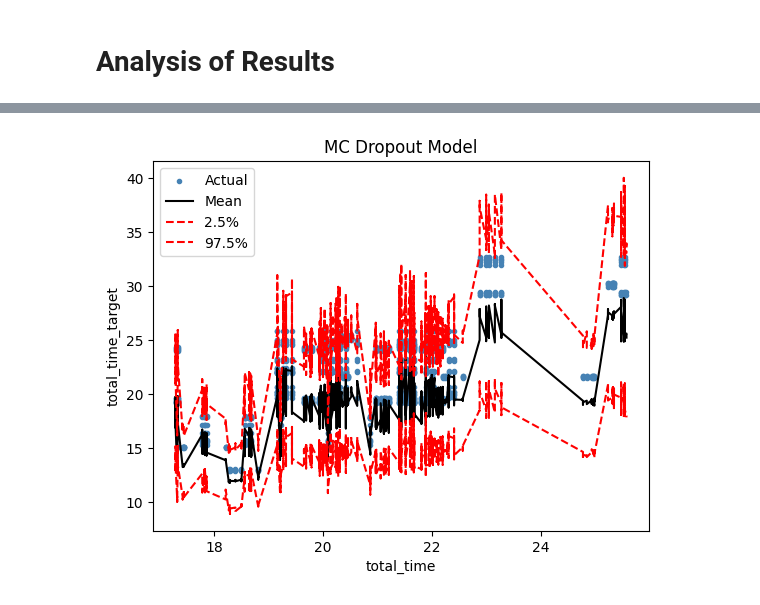
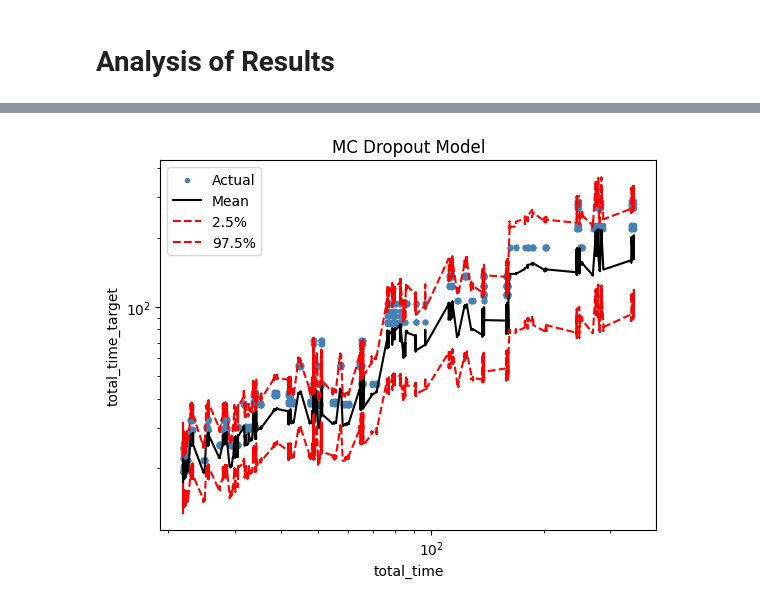
Before and after one commit to FrancoCabezasPoblete/resource-prediction-study, a Jupyter notebook: notebooks/modelMCDropout.ipynb, the cells around one changed output, grey strips where cells are left out. Cells and saved outputs as stored; diff of their text form; code cells hidden in the pictures.

```diff
--- a/notebooks/modelMCDropout.ipynb
+++ b/notebooks/modelMCDropout.ipynb
@@ -365,5 +367,5 @@ Max Prediction: 121.52186584472656 | Actual: 287.24993896484375 | Error: 165.728
 # %%
-runs = 250
+runs = 1000
 predictions = np.zeros((runs, y_scaled_full.shape[0], 1))
 for i in range(runs):
 	predictions[i] = np.expm1(inv_scaling(model.predict(X_test), y_scaler))
@@ -439,14 +472,16 @@ plt.show()
 # %%
-begin = 3*len(test_df_og)//5
-limit = 4*len(test_df_og)//5
+begin = 3*len(test_df_og)//4
+limit = 4*len(test_df_og)//4
 plt.scatter(test_df_og['total_time'].iloc[begin:limit], y_scaled_full[begin:limit], color="steelblue", alpha=1, marker=".")
 plt.plot(test_df_og['total_time'].iloc[begin:limit], np.mean(predictions[:,begin:limit], axis=0), color="black", linewidth=1.5)
 plt.plot(test_df_og['total_time'].iloc[begin:limit], np.quantile(predictions[:,begin:limit], 0.025, axis=0), color="red", linewidth=1.5, linestyle="--")
 plt.plot(test_df_og['total_time'].iloc[begin:limit], np.quantile(predictions[:,begin:limit], 0.975, axis=0), color="red", linewidth=1.5, linestyle="--")
 plt.xlabel("total_time")
 plt.ylabel("total_time_target")
 plt.title("MC Dropout Model")
 plt.legend(["Actual","Mean", "2.5%", "97.5%"])
+plt.yscale('log')
+plt.xscale('log')
 plt.show()
 # %% [output]
-[figure, old version]
+[figure, new version]
```
Also changed, not shown: parts of 11 cells of this notebook.
